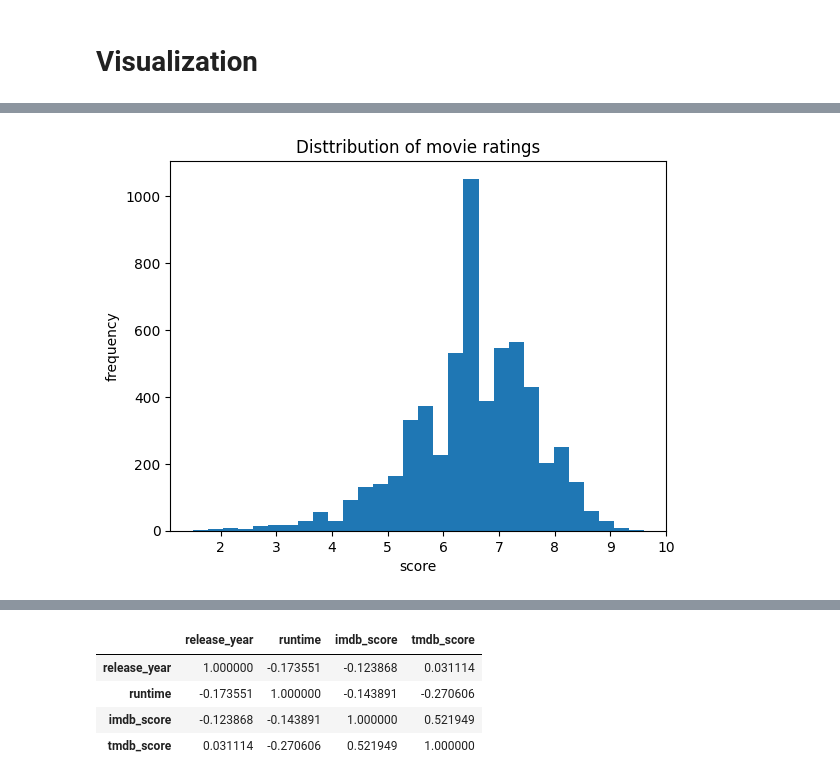
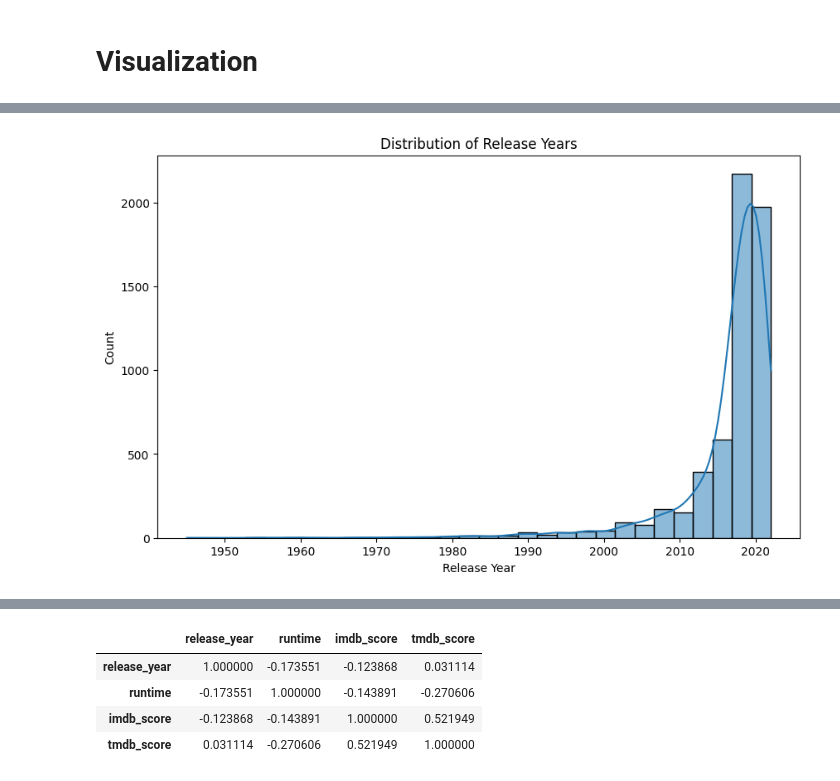
Before and after one commit to gladyswambura/The-Netflix-Oracle-Predicting-Your-Next-Favorite-, a Jupyter notebook: the-netflix-oracle-predicting-your-next-favorite.ipynb, the cells around one changed output, grey strips where cells are left out. Cells and saved outputs as stored; diff of their text form; code cells hidden in the pictures.

```diff
--- a/the-netflix-oracle-predicting-your-next-favorite.ipynb
+++ b/the-netflix-oracle-predicting-your-next-favorite.ipynb
@@ -327,10 +306,10 @@ plt.show()
-# %%
-# Visualization--Histogram--Distribution of movie ratings (imdb scores)
-
-plt.title('Disttribution of movie ratings')
-plt.xlabel('score')
-plt.ylabel('frequency')
-plt.hist(df['imdb_score'], bins=30)
-plt.show()
-# %% [output]
-[figure, removed]
+# %%
+# Distribution of release years-Histogram
+plt.figure(figsize=(10, 6))
+sns.histplot(df['release_year'], bins=30, kde=True)
+plt.title("Distribution of Release Years")
+plt.xlabel("Release Year")
+plt.ylabel("Count")
+plt.show()
+# %% [output]
+[figure, added]
```
Also changed, not shown: parts of 22 cells of this notebook.
